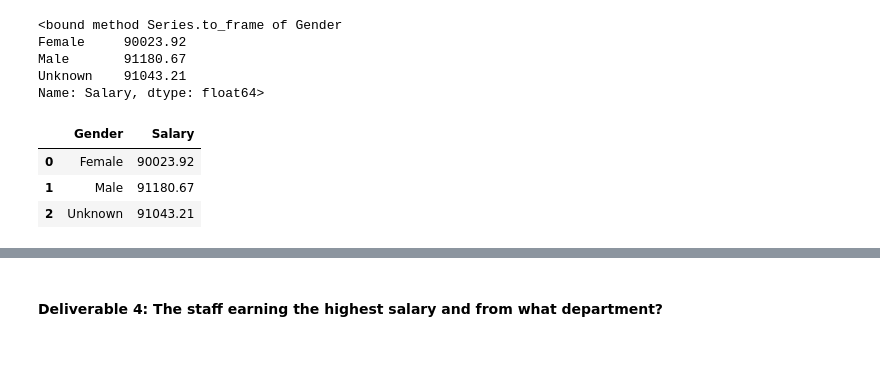
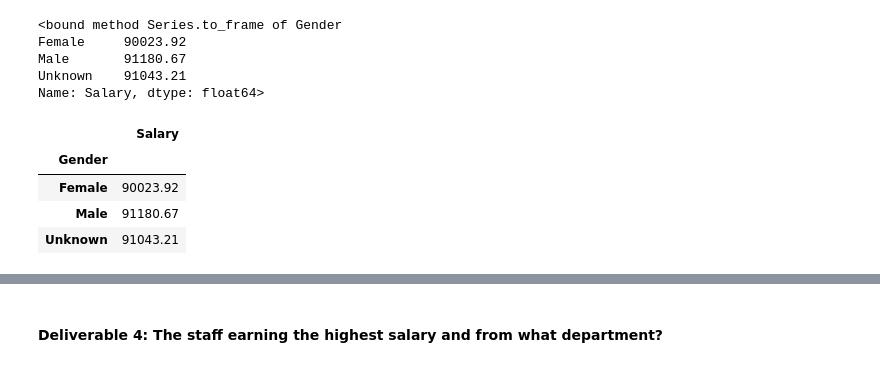
Before and after one commit to xtian4zy/EDA-Portfolio-Project, a Jupyter notebook: Data Analysis Project - Sample Organizational Project.ipynb, the cells around one changed output, grey strips where cells are left out. Cells and saved outputs as stored; diff of their text form; code cells hidden in the pictures.

```diff
--- a/Data Analysis Project - Sample Organizational Project.ipynb
+++ b/Data Analysis Project - Sample Organizational Project.ipynb
@@ -221,9 +227,11 @@ Unknown    91043.21
 Name: Salary, dtype: float64>
 # %%
 earning_sex = earning_sex.reset_index()
+earning_sex = earning_sex.set_index('Gender')
 earning_sex
 # %% [output]
-|  | Gender | Salary |
-| 0 | Female | 90023.92 |
-| 1 | Male | 91180.67 |
-| 2 | Unknown | 91043.21 |
+|  | Salary |
+| Gender |  |
+| Female | 90023.92 |
+| Male | 91180.67 |
+| Unknown | 91043.21 |
```
Also changed, not shown: parts of 3 cells of this notebook.
